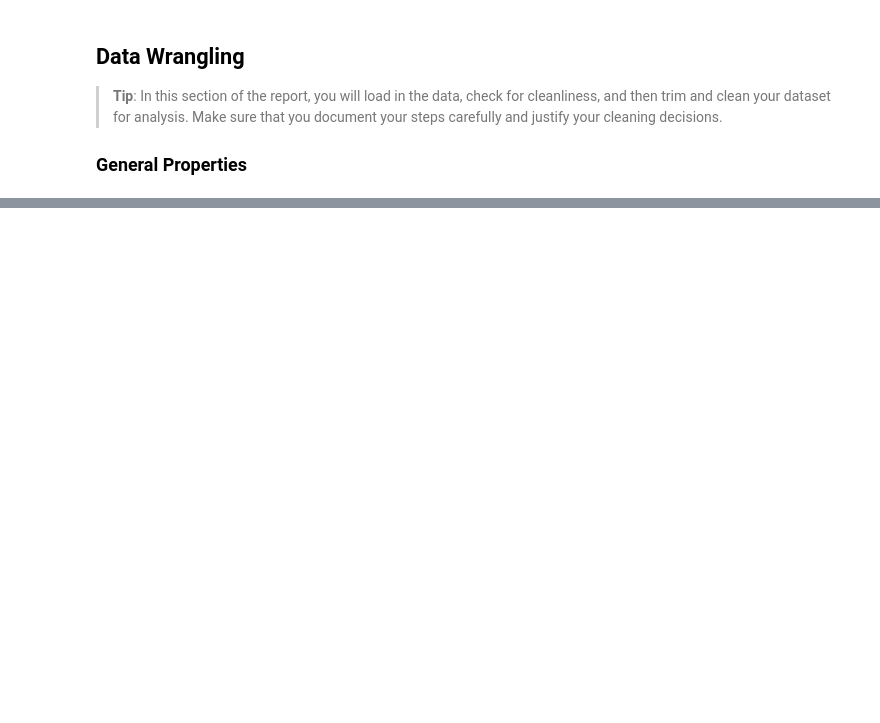
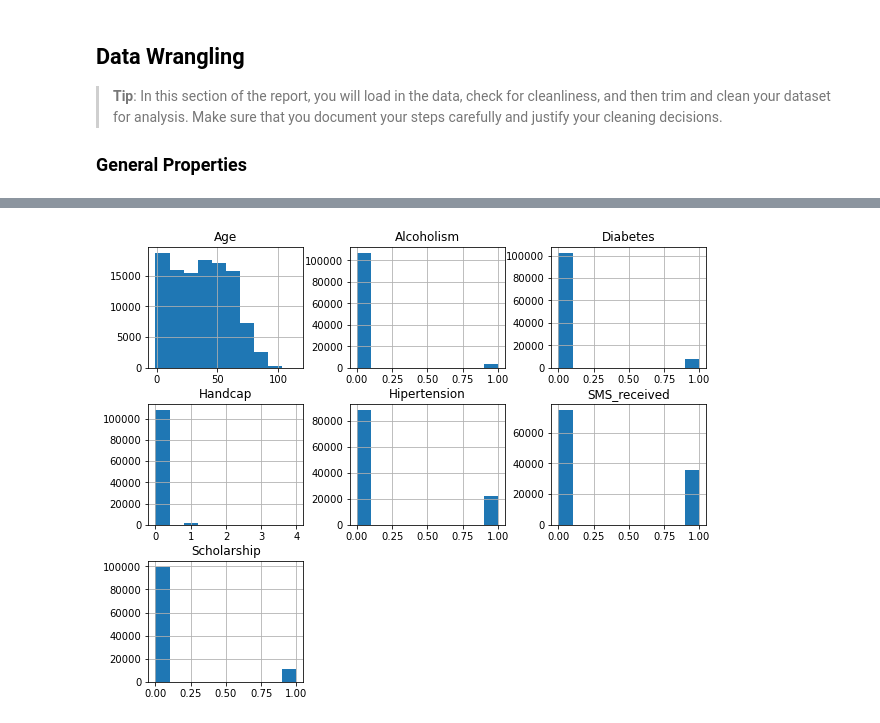
Before and after one commit to Mostafa502/No-Show-Appointment-Data-Analysis, a Jupyter notebook: investigate-a-dataset-template.ipynb, the cells around one changed output, grey strips where cells are left out. Saved outputs shown, nothing was run; the diff lists cells and outputs as text; code cells hidden in the pictures; blank space fills up the shorter version.

```diff
--- a/investigate-a-dataset-template.ipynb
+++ b/investigate-a-dataset-template.ipynb
@@ -89,4 +135,0 @@ df['AppointmentDay']  = Convert_date(df['AppointmentDay'])
-# %%
-#Convert data type for ScheduledDay and AppointmentDay columns from odject to date
-df['ScheduledDay'] =  pd.to_datetime(df['ScheduledDay'], format='%d%b%Y', infer_datetime_format=True).dt.date
-df['AppointmentDay'] =  pd.to_datetime(df['AppointmentDay'], format='%d%b%Y', infer_datetime_format=True).dt.date
@@ -106,4 +135,0 @@ df.shape
-# %%
-#Changing data type of PatientId from float to int
-df['PatientId'] = df['PatientId'].astype(int)
-#df['PatientId'] = pd.to_numeric(df['PatientId'], downcast='integer')
@@ -113,3 +135,0 @@ df.rename(columns={'No-show':'No_show'}, inplace=True)
-# %%
-#drop columns that won't be used
-df.drop(['PatientId','AppointmentID'], axis=1, inplace=True)
@@ -321,0 +138,2 @@ df.to_csv('No-show_appointment_edited.csv',index=False)
+# %%
+df.drop(['PatientId','AppointmentID','ScheduledDay','AppointmentDay'], axis=1, inplace=True)
@@ -321,0 +165,5 @@ df.to_csv('No-show_appointment_edited.csv',index=False)
+# %%
+# Histograms for all characteristics for people who reserved an appointments
+df.hist(figsize=(10, 8));
+# %% [output]
+[figure, added]
```
Also changed, not shown: parts of 113 cells of this notebook.
